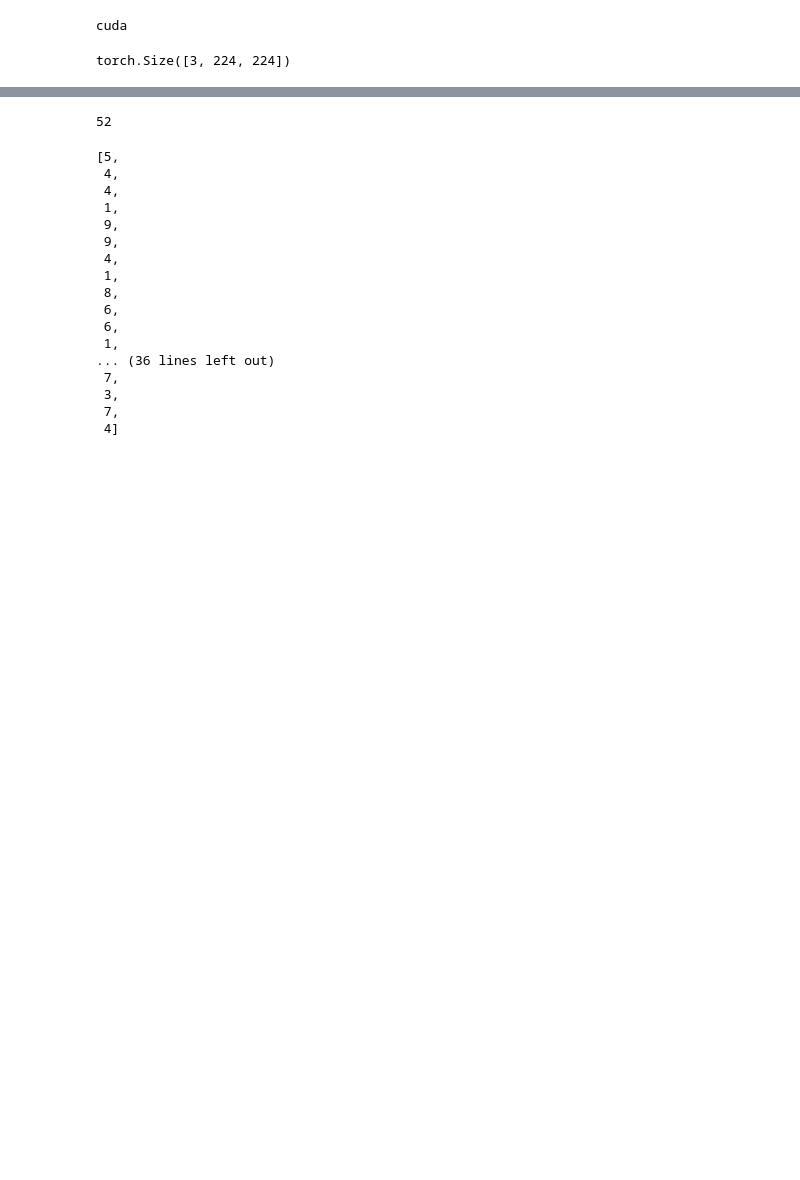
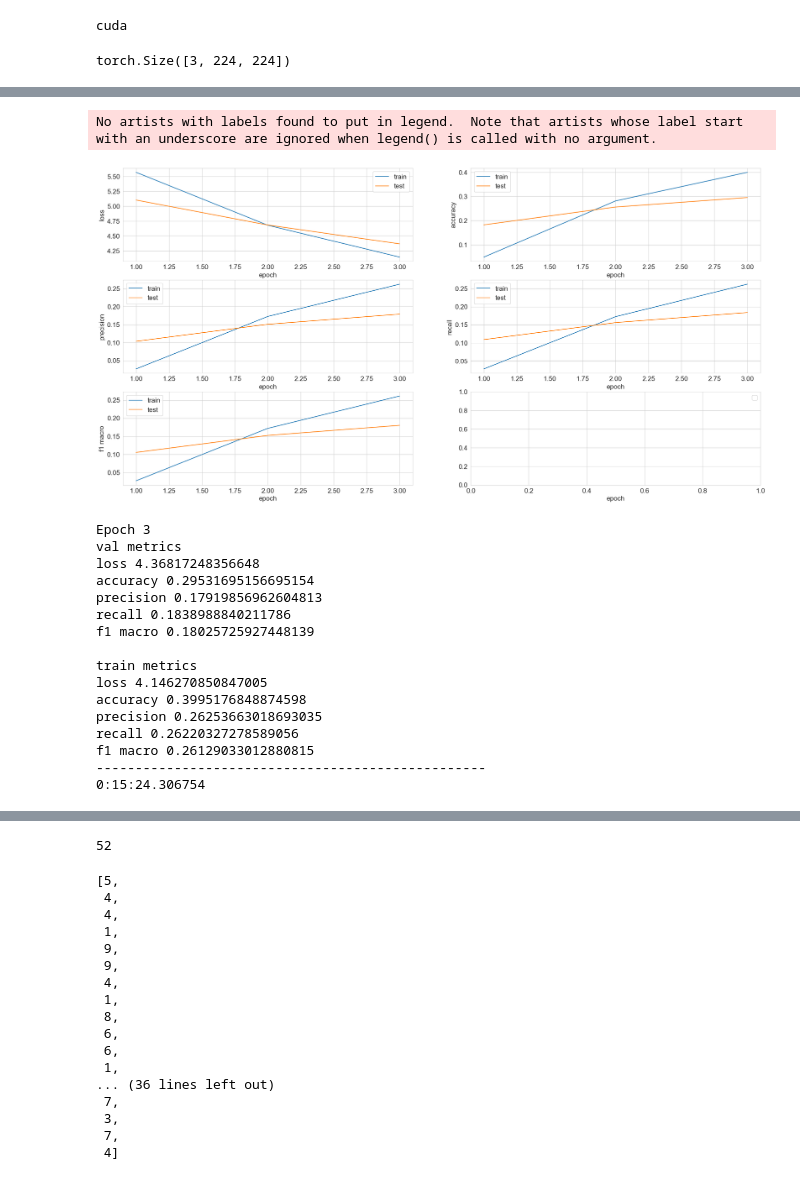
Before and after one commit to Kulikov17/seo-optimization-product-cards, a Jupyter notebook: notebooks/wb_classificator_mobilenet.ipynb, the cells around one changed output, grey strips where cells are left out. Drawn from its saved outputs; the diff is of its cells as text; code cells hidden in the pictures; blank space fills up the shorter version.

```diff
--- a/notebooks/wb_classificator_mobilenet.ipynb
+++ b/notebooks/wb_classificator_mobilenet.ipynb
@@ -522 +599,36 @@ model, optimizer = accelerator.prepare(model, optimizer)
+# %%
+# png
+trainer = Trainer(
+            model,
+            optimizer,
+            None,
+            criterion,
+            accelerator,
+            device,
+        )
+
+a = datetime.now()
+train_losses, test_losses, train_metrics, test_metrics = trainer.train(
+            train_loader, val_loader, NUM_EPOCHS, True)
+b = datetime.now()
+print(b - a)
+# %% [output]
+No artists with labels found to put in legend.  Note that artists whose label start with an underscore are ignored when legend() is called with no argument.
+[figure, added]
+Epoch 3
+val metrics
+loss 4.36817248356648
+accuracy 0.29531695156695154
+precision 0.17919856962604813
+recall 0.1838988840211786
+f1 macro 0.18025725927448139
+
+train metrics
+loss 4.146270850847005
+accuracy 0.3995176848874598
+precision 0.26253663018693035
+recall 0.26220327278589056
+f1 macro 0.26129033012880815
+--------------------------------------------------
+0:15:24.306754
 # %%
```
Also changed, not shown: parts of 12 cells of this notebook.
